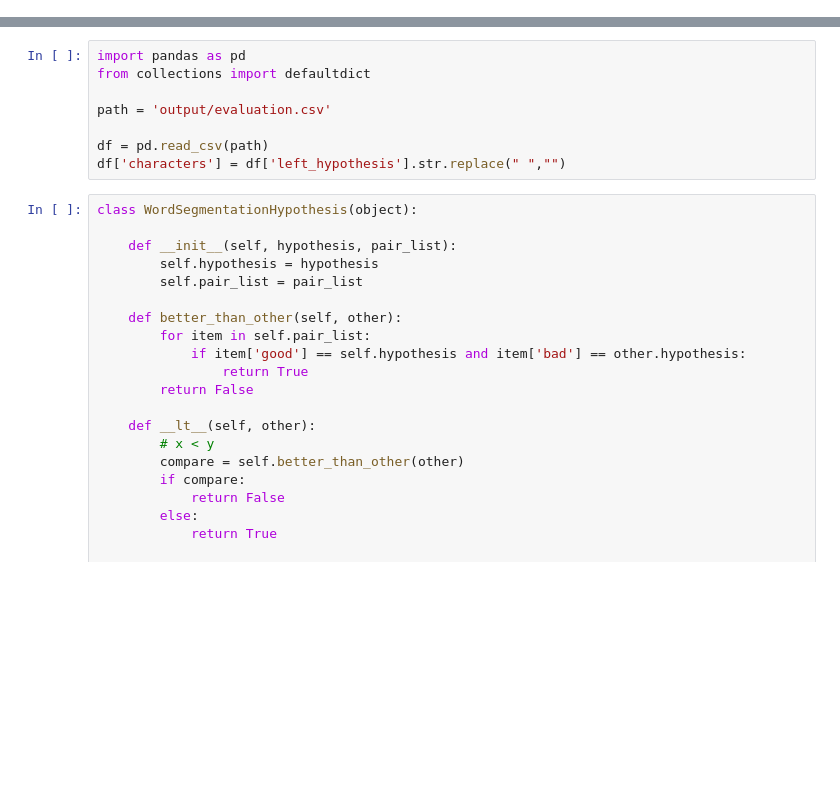
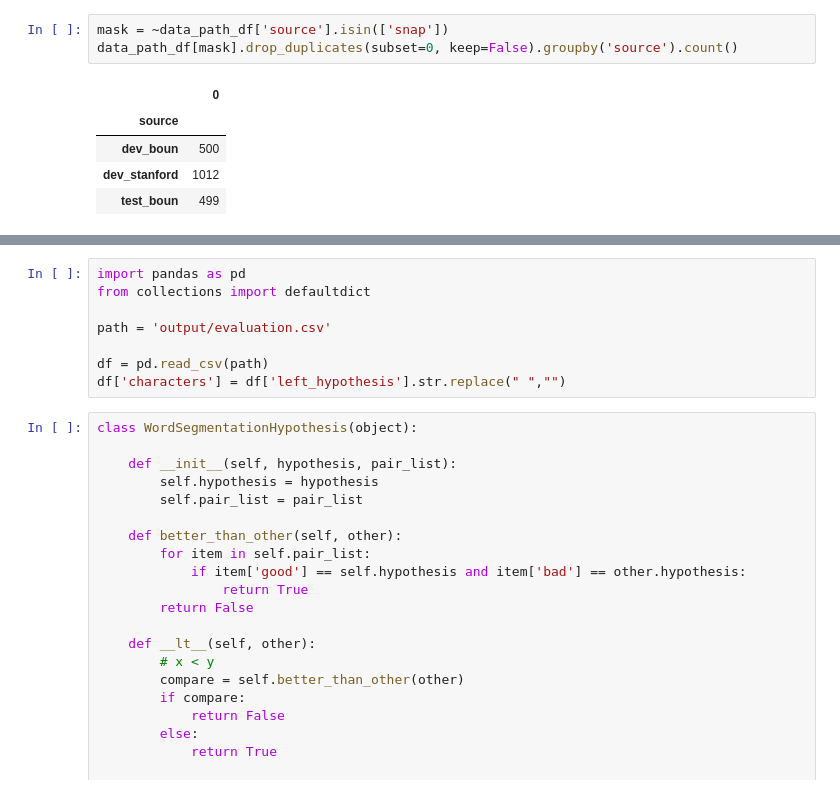
Before and after one commit to ruanchaves/hashformers, a Jupyter notebook: data_analysis.ipynb, the cells around one changed output, grey strips where cells are left out. Cells and saved outputs as stored; diff of their text form; blank space fills up the shorter version.

```diff
--- a/data_analysis.ipynb
+++ b/data_analysis.ipynb
@@ -0,0 +66,9 @@
+# %%
+mask = ~data_path_df['source'].isin(['snap'])
+data_path_df[mask].drop_duplicates(subset=0, keep=False).groupby('source').count()
+# %% [output]
+|  | 0 |
+| source |  |
+| dev_boun | 500 |
+| dev_stanford | 1012 |
+| test_boun | 499 |
```
Also changed, not shown: parts of 7 cells of this notebook, 24 other files.
